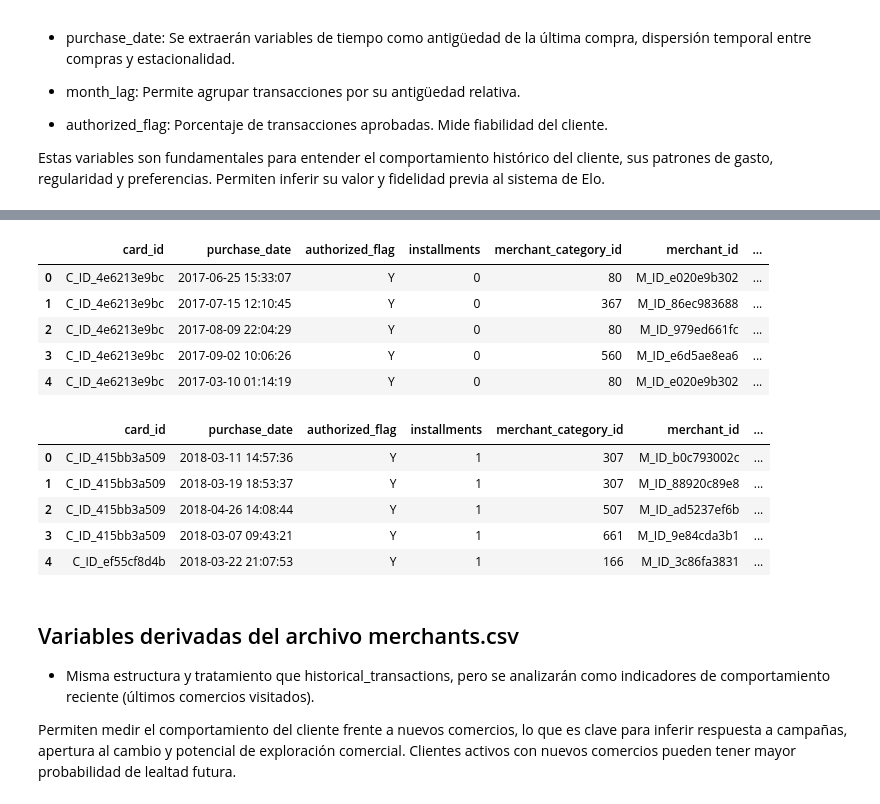
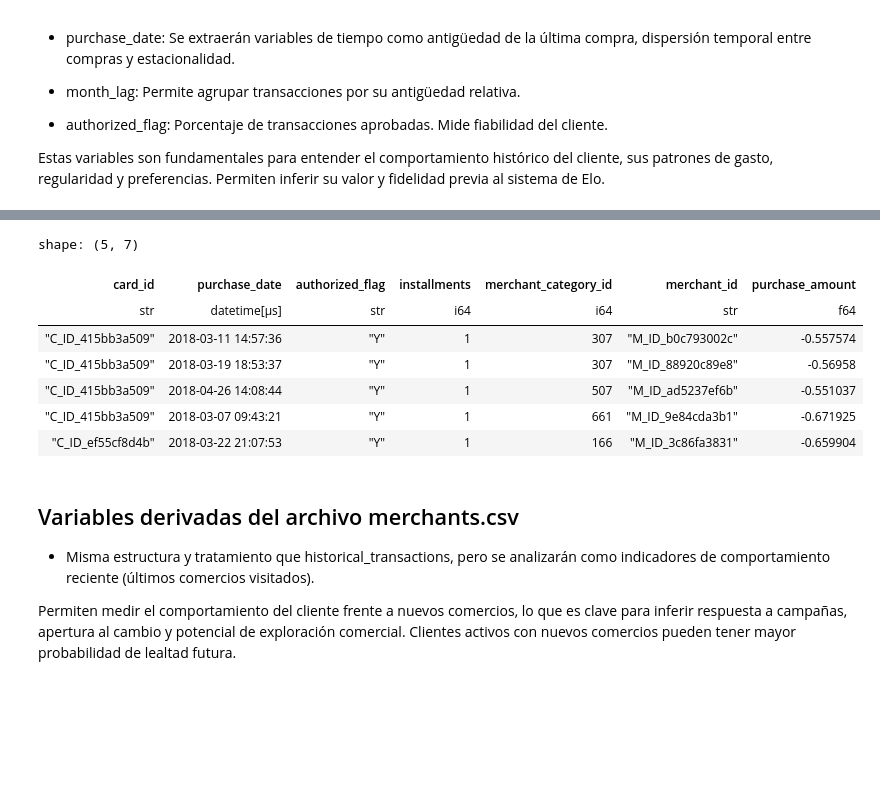
Before and after one commit to paulsantillan787/elo-data-mining, a Jupyter notebook: Preparacion_de_los_datos_v2.ipynb, the cells around one changed output, grey strips where cells are left out. Drawn from its saved outputs; the diff is of its cells as text; code cells hidden in the pictures; blank space fills up the shorter version.

```diff
--- a/Preparacion_de_los_datos_v2.ipynb
+++ b/Preparacion_de_los_datos_v2.ipynb
@@ -37,10 +37,20 @@ En base a los hallazgos anteriores, la fase de preparación de datos tiene como
 - Se aplicará codificación a variables categóricas y se descartarán aquellas con baja varianza o sin valor informativo.
 # %%
 import pandas as pd
-train = pd.read_csv("src/train.csv", parse_dates=["first_active_month"])
-historical = pd.read_csv("src/historical_transactions.csv", parse_dates=["purchase_date"])
-new_merchant = pd.read_csv("src/new_merchant_transactions.csv", parse_dates=["purchase_date"])
-merchants = pd.read_csv("src/merchants.csv")
+import polars as pl
+
+import warnings
+warnings.filterwarnings('ignore')
+
+train = pl.read_csv("src/train.csv", try_parse_dates=True)
+historical = pl.read_csv("src/historical_transactions.csv", try_parse_dates=True)
+new_merchant = pl.read_csv("src/new_merchant_transactions.csv", try_parse_dates=True)
+merchants = pl.read_csv("src/merchants.csv")
+
+# train = pd.read_csv("src/train.csv", parse_dates=["first_active_month"])
+# historical = pd.read_csv("src/historical_transactions.csv", parse_dates=["purchase_date"])
+# new_merchant = pd.read_csv("src/new_merchant_transactions.csv", parse_dates=["purchase_date"])
+# merchants = pd.read_csv("src/merchants.csv")
 # %% [markdown]
 # 2. Selección de Datos
 # %% [markdown]
@@ -88,33 +125,40 @@ Estas variables son fundamentales para entender el comportamiento histórico del
 # %%
-historical_selected = historical[
-    ["card_id", "purchase_date", "authorized_flag", "installments", "merchant_category_id",
-     "merchant_id", "purchase_amount"]
-]
-historical_selected.to_csv("src/select_data/historical_selected.csv", index=False)
+# historical_selected = historical[
+#     ["card_id", "purchase_date", "authorized_flag", "installments", "merchant_category_id",
+#      "merchant_id", "purchase_amount"]
+# ]
+# historical_selected.to_csv("src/select_data/historical_selected.csv", index=False)
 
-historical_selected.head()
+# historical_selected.head()
-# %% [output]
-|  | card_id | purchase_date | authorized_flag | installments | merchant_category_id | merchant_id | ... |
-| 0 | C_ID_4e6213e9bc | 2017-06-25 15:33:07 | Y | 0 | 80 | M_ID_e020e9b302 | ... |
-| 1 | C_ID_4e6213e9bc | 2017-07-15 12:10:45 | Y | 0 | 367 | M_ID_86ec983688 | ... |
-| 2 | C_ID_4e6213e9bc | 2017-08-09 22:04:29 | Y | 0 | 80 | M_ID_979ed661fc | ... |
-| 3 | C_ID_4e6213e9bc | 2017-09-02 10:06:26 | Y | 0 | 560 | M_ID_e6d5ae8ea6 | ... |
-| 4 | C_ID_4e6213e9bc | 2017-03-10 01:14:19 | Y | 0 | 80 | M_ID_e020e9b302 | ... |
 # %%
-new_merchant_selected = new_merchant[
-    ["card_id", "purchase_date", "authorized_flag", "installments", "merchant_category_id",
-     "merchant_id", "purchase_amount"]
-]
-new_merchant_selected.to_csv("src/select_data/new_merchant_selected.csv", index=False)
+new_merchant_selected = new_merchant.select([
+    "card_id",
+    "purchase_date",
+    "authorized_flag",
+    "installments",
+    "merchant_category_id",
+    "merchant_id",
+    "purchase_amount"
+])
+new_merchant_selected.write_csv("src/select_data/new_merchant_selected.csv")
+new_merchant_selected.head()
 
-new_merchant_selected.head()
+# new_merchant_selected = new_merchant[
+#     ["card_id", "purchase_date", "authorized_flag", "installments", "merchant_category_id",
+#      "merchant_id", "purchase_amount"]
+# ]
+# new_merchant_selected.to_csv("src/select_data/new_merchant_selected.csv", index=False)
+
+# new_merchant_selected.head()
 # %% [output]
+shape: (5, 7)
-|  | card_id | purchase_date | authorized_flag | installments | merchant_category_id | merchant_id | ... |
-| 0 | C_ID_415bb3a509 | 2018-03-11 14:57:36 | Y | 1 | 307 | M_ID_b0c793002c | ... |
-| 1 | C_ID_415bb3a509 | 2018-03-19 18:53:37 | Y | 1 | 307 | M_ID_88920c89e8 | ... |
-| 2 | C_ID_415bb3a509 | 2018-04-26 14:08:44 | Y | 1 | 507 | M_ID_ad5237ef6b | ... |
-| 3 | C_ID_415bb3a509 | 2018-03-07 09:43:21 | Y | 1 | 661 | M_ID_9e84cda3b1 | ... |
-| 4 | C_ID_ef55cf8d4b | 2018-03-22 21:07:53 | Y | 1 | 166 | M_ID_3c86fa3831 | ... |
+| card_id | purchase_date | authorized_flag | installments | merchant_category_id | merchant_id | purchase_amount |
+| str | datetime[μs] | str | i64 | i64 | str | f64 |
+| "C_ID_415bb3a509" | 2018-03-11 14:57:36 | "Y" | 1 | 307 | "M_ID_b0c793002c" | -0.557574 |
+| "C_ID_415bb3a509" | 2018-03-19 18:53:37 | "Y" | 1 | 307 | "M_ID_88920c89e8" | -0.56958 |
+| "C_ID_415bb3a509" | 2018-04-26 14:08:44 | "Y" | 1 | 507 | "M_ID_ad5237ef6b" | -0.551037 |
+| "C_ID_415bb3a509" | 2018-03-07 09:43:21 | "Y" | 1 | 661 | "M_ID_9e84cda3b1" | -0.671925 |
+| "C_ID_ef55cf8d4b" | 2018-03-22 21:07:53 | "Y" | 1 | 166 | "M_ID_3c86fa3831" | -0.659904 |
 # %% [markdown]
 ## Variables derivadas del archivo merchants.csv
 - Misma estructura y tratamiento que historical_transactions, pero se analizarán como indicadores de comportamiento reciente (últimos comercios visitados).
```
Also changed, not shown: parts of 63 cells of this notebook.
